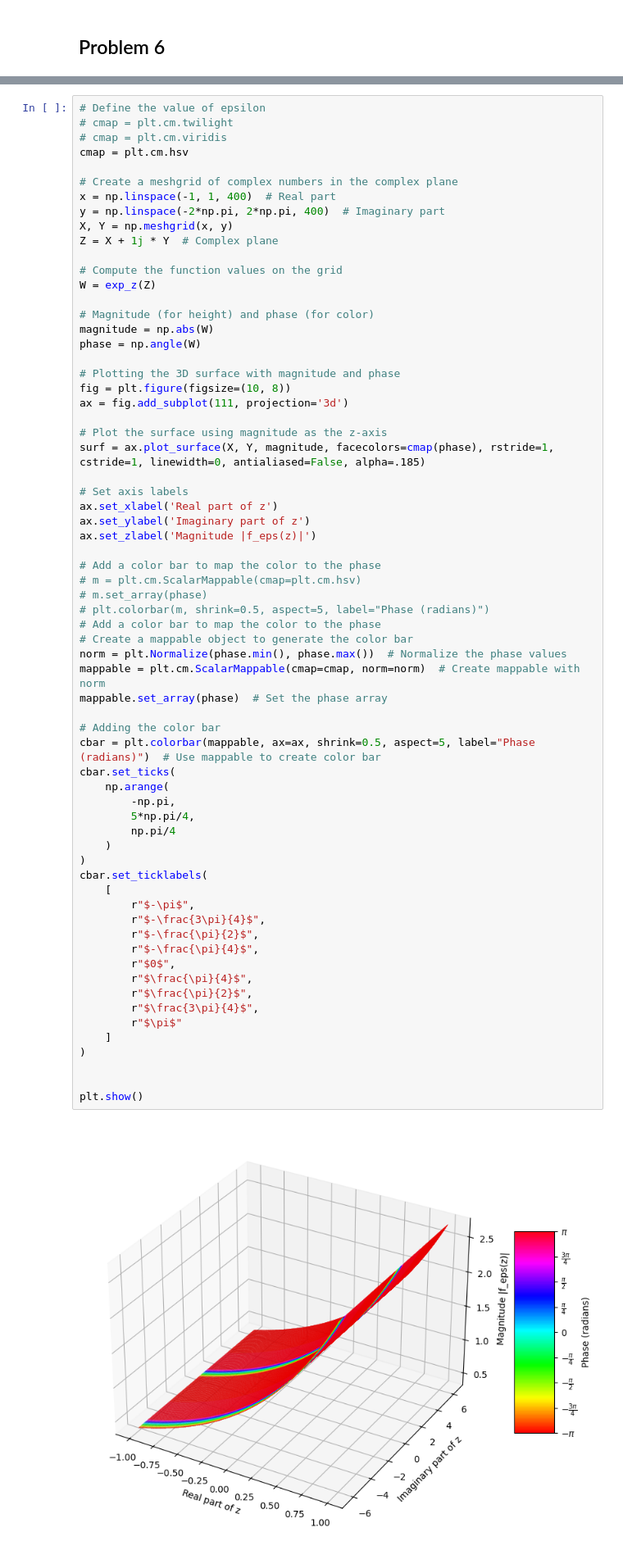
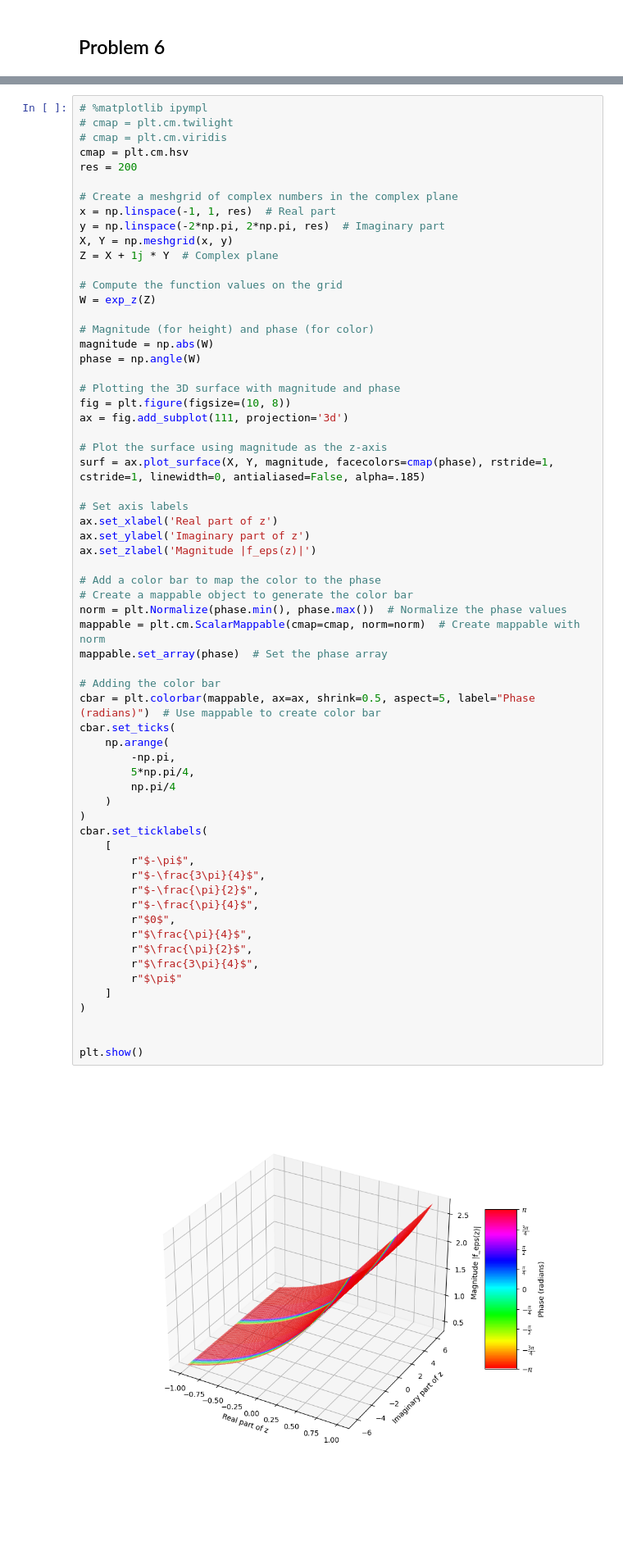
Before and after one commit to hunter-lybbert/uw-central, a Jupyter notebook: complex_analysis/hw_02/plotting.ipynb, the cells around one changed output, grey strips where cells are left out. Shown at 82% size. Cells and saved outputs as stored; diff of their text form; blank space fills up the shorter version.

```diff
--- a/complex_analysis/hw_02/plotting.ipynb
+++ b/complex_analysis/hw_02/plotting.ipynb
@@ -87,12 +268,13 @@ def exp_z(z):
 # %%
-# Define the value of epsilon
+# %matplotlib ipympl
 # cmap = plt.cm.twilight
 # cmap = plt.cm.viridis
 cmap = plt.cm.hsv
+res = 200
 
 # Create a meshgrid of complex numbers in the complex plane
-x = np.linspace(-1, 1, 400)  # Real part
-y = np.linspace(-2*np.pi, 2*np.pi, 400)  # Imaginary part
+x = np.linspace(-1, 1, res)  # Real part
+y = np.linspace(-2*np.pi, 2*np.pi, res)  # Imaginary part
 X, Y = np.meshgrid(x, y)
 Z = X + 1j * Y  # Complex plane
 
@@ -115,40 +297,36 @@ ax.set_xlabel('Real part of z')
 ax.set_ylabel('Imaginary part of z')
 ax.set_zlabel('Magnitude |f_eps(z)|')
 
-# Add a color bar to map the color to the phase
-# m = plt.cm.ScalarMappable(cmap=plt.cm.hsv)
-# m.set_array(phase)
-# plt.colorbar(m, shrink=0.5, aspect=5, label="Phase (radians)")
 # Add a color bar to map the color to the phase
 # Create a mappable object to generate the color bar
 norm = plt.Normalize(phase.min(), phase.max())  # Normalize the phase values
 mappable = plt.cm.ScalarMappable(cmap=cmap, norm=norm)  # Create mappable with norm
 mappable.set_array(phase)  # Set the phase array
 
 # Adding the color bar
 cbar = plt.colorbar(mappable, ax=ax, shrink=0.5, aspect=5, label="Phase (radians)")  # Use mappable to create color bar
 cbar.set_ticks(
     np.arange(
         -np.pi,
         5*np.pi/4,
         np.pi/4
     )
 )
 cbar.set_ticklabels(
     [
         r"$-\pi$",
         r"$-\frac{3\pi}{4}$",
         r"$-\frac{\pi}{2}$",
         r"$-\frac{\pi}{4}$",
         r"$0$",
         r"$\frac{\pi}{4}$",
         r"$\frac{\pi}{2}$",
         r"$\frac{3\pi}{4}$",
         r"$\pi$"
     ]
 )
 
 
 plt.show()
 # %% [output]
-[figure, old version]
+[figure, new version]
```
Also changed, not shown: parts of 6 cells of this notebook, 4 other files.
